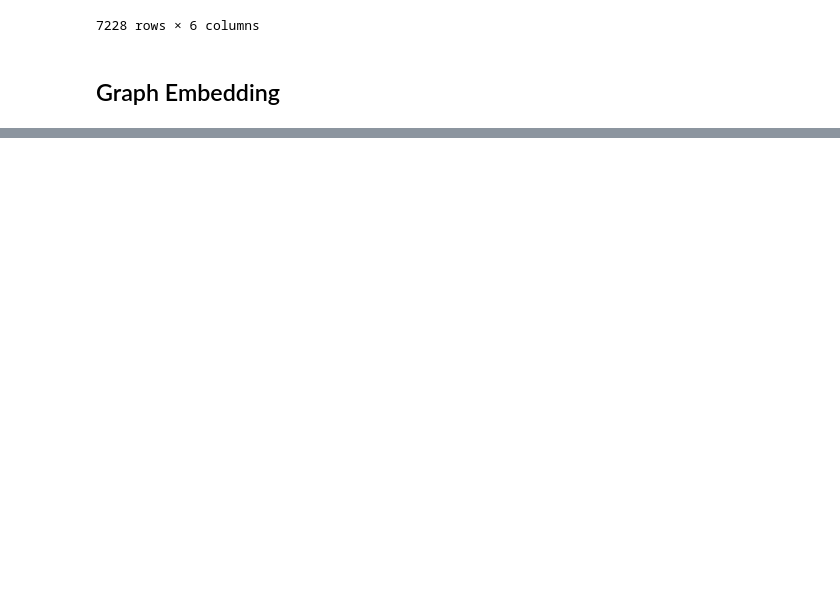
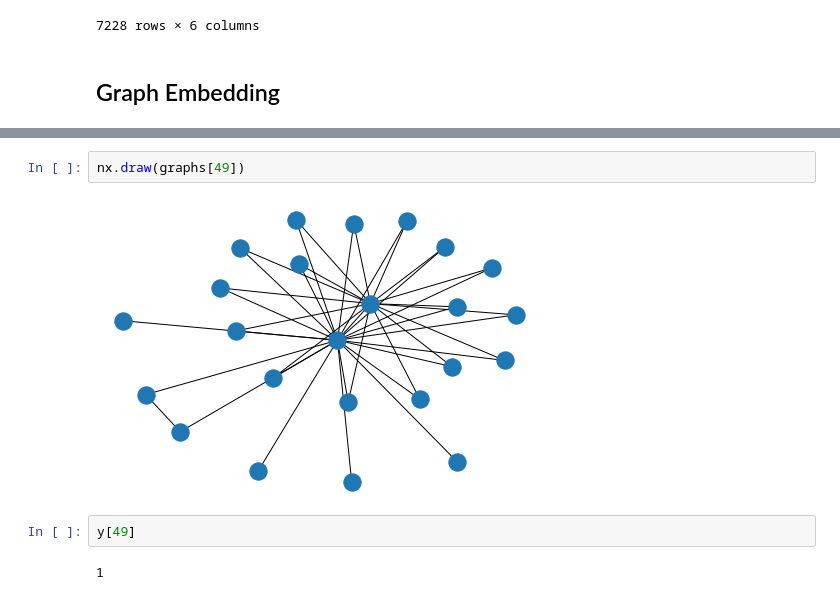
Before and after one commit to ethan-grinberg/misinformation-cluster-analysis, a Jupyter notebook: notebooks/3-ebg-graph-exploration.ipynb, the cells around one changed output, grey strips where cells are left out. Drawn from its saved outputs; the diff is of its cells as text; blank space fills up the shorter version.

```diff
--- a/notebooks/3-ebg-graph-exploration.ipynb
+++ b/notebooks/3-ebg-graph-exploration.ipynb
@@ -181,0 +200,8 @@ X.shape
+# %%
+nx.draw(graphs[49])
+# %% [output]
+[figure, added]
+# %%
+y[49]
+# %% [output]
+1
```
Also changed, not shown: parts of 7 cells of this notebook.
